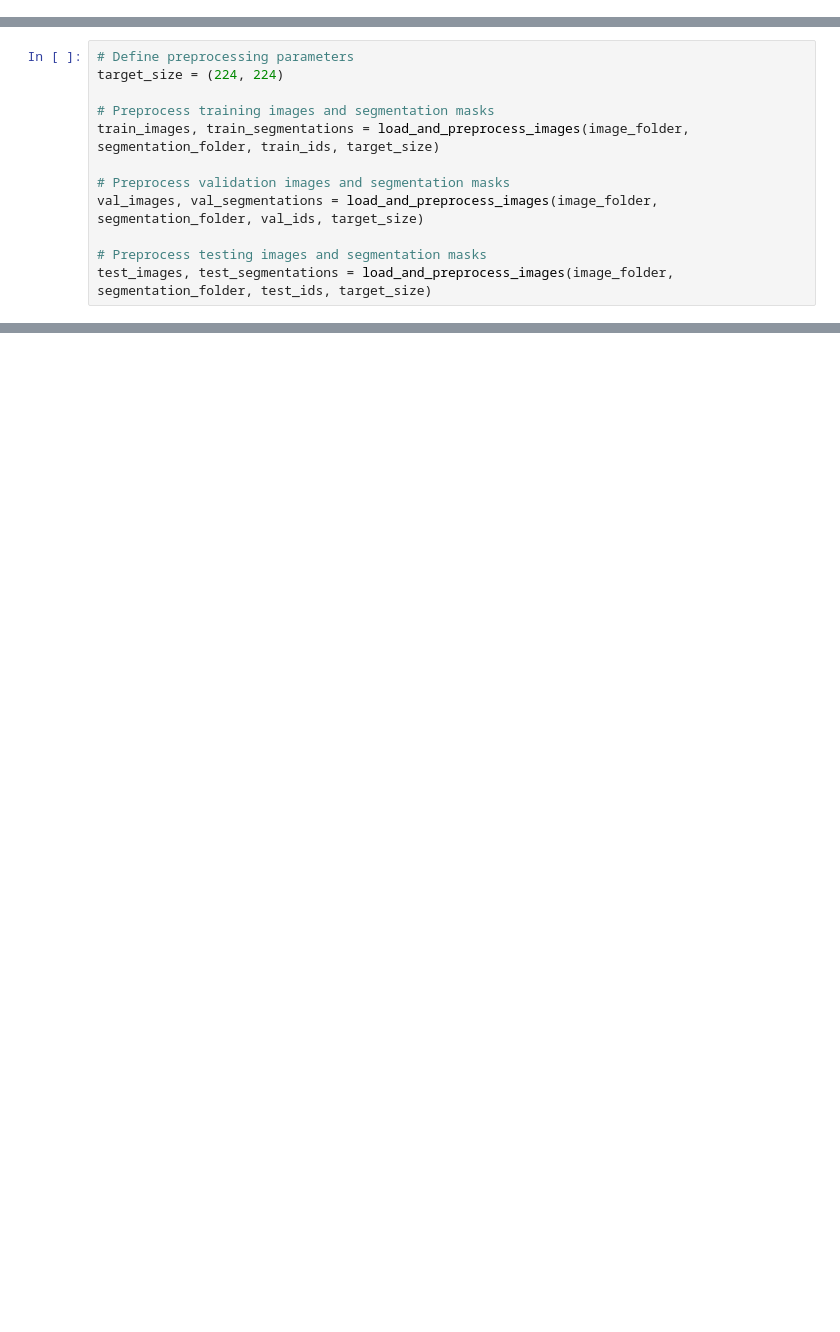
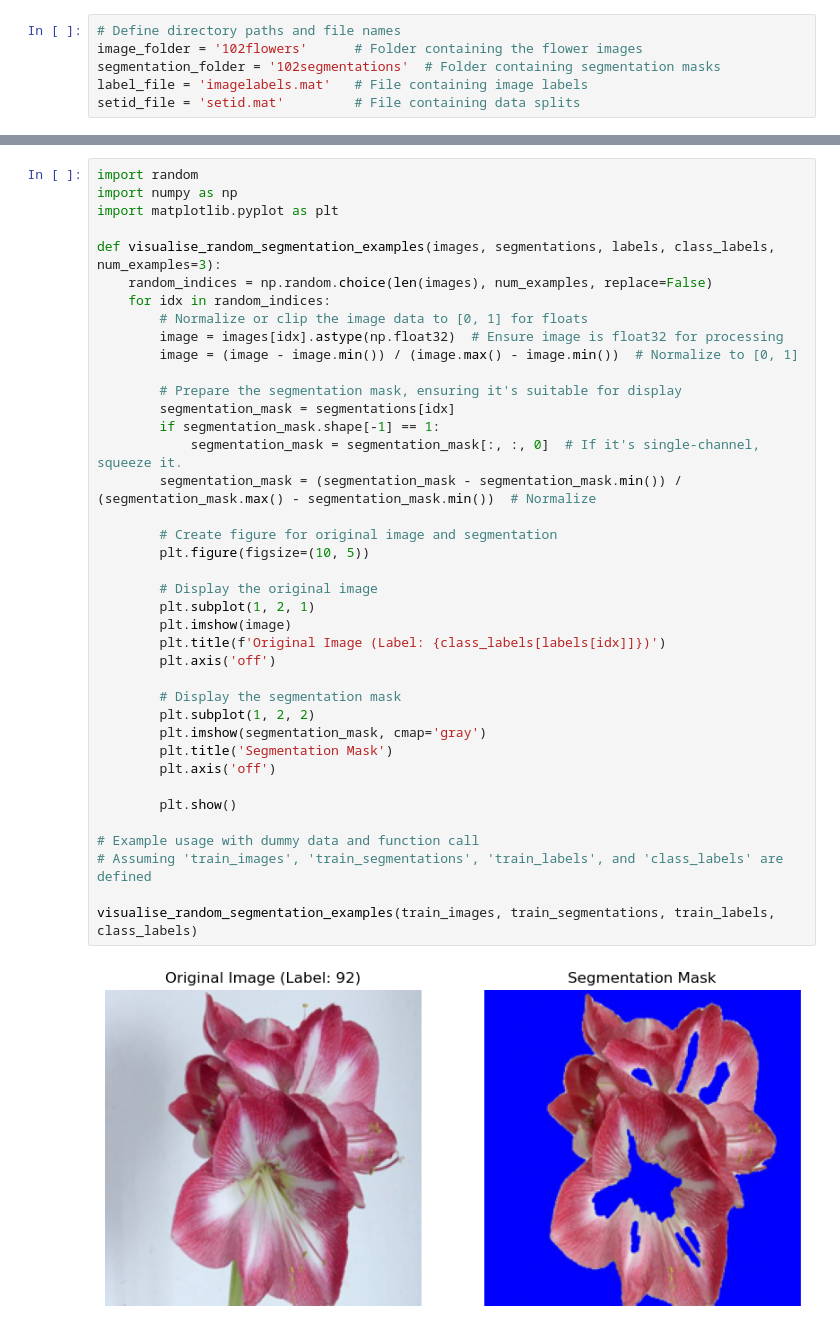
Before and after one commit to MansooraTR/AI-CW, a Jupyter notebook: data_process.ipynb, the cells around one changed output, grey strips where cells are left out. Drawn from its saved outputs; the diff is of its cells as text; blank space fills up the shorter version.

Commit message:
preprocessing for segmenations

```diff
--- a/data_process.ipynb
+++ b/data_process.ipynb
@@ -0,0 +9,6 @@
+# %%
+# Define directory paths and file names
+image_folder = '102flowers'      # Folder containing the flower images
+segmentation_folder = '102segmentations'  # Folder containing segmentation masks
+label_file = 'imagelabels.mat'   # File containing image labels
+setid_file = 'setid.mat'         # File containing data splits
@@ -120,12 +127,0 @@ def load_and_preprocess_images(image_folder, segmentation_folder, image_ids, tar
-# %%
-# Define preprocessing parameters
-target_size = (224, 224)
-
-# Preprocess training images and segmentation masks
-train_images, train_segmentations = load_and_preprocess_images(image_folder, segmentation_folder, train_ids, target_size)
-
-# Preprocess validation images and segmentation masks
-val_images, val_segmentations = load_and_preprocess_images(image_folder, segmentation_folder, val_ids, target_size)
-
-# Preprocess testing images and segmentation masks
-test_images, test_segmentations = load_and_preprocess_images(image_folder, segmentation_folder, test_ids, target_size)
@@ -224,0 +128,41 @@ for i, augmented_image_array in enumerate(datagen.flow(sample_image_array, batch
+# %%
+import random
+import numpy as np
+import matplotlib.pyplot as plt
+
+def visualise_random_segmentation_examples(images, segmentations, labels, class_labels, num_examples=3):
+    random_indices = np.random.choice(len(images), num_examples, replace=False)
+    for idx in random_indices:
+        # Normalize or clip the image data to [0, 1] for floats
+        image = images[idx].astype(np.float32)  # Ensure image is float32 for processing
+        image = (image - image.min()) / (image.max() - image.min())  # Normalize to [0, 1]
+
+        # Prepare the segmentation mask, ensuring it's suitable for display
+        segmentation_mask = segmentations[idx]
+        if segmentation_mask.shape[-1] == 1:
+            segmentation_mask = segmentation_mask[:, :, 0]  # If it's single-channel, squeeze it.
+        segmentation_mask = (segmentation_mask - segmentation_mask.min()) / (segmentation_mask.max() - segmentation_mask.min())  # Normalize
+
+        # Create figure for original image and segmentation
+        plt.figure(figsize=(10, 5))
+
+        # Display the original image
+        plt.subplot(1, 2, 1)
+        plt.imshow(image)
+        plt.title(f'Original Image (Label: {class_labels[labels[idx]]})')
+        plt.axis('off')
+
+        # Display the segmentation mask
+        plt.subplot(1, 2, 2)
+        plt.imshow(segmentation_mask, cmap='gray')
+        plt.title('Segmentation Mask')
+        plt.axis('off')
+
+        plt.show()
+
+# Example usage with dummy data and function call
+# Assuming 'train_images', 'train_segmentations', 'train_labels', and 'class_labels' are defined
+
+visualise_random_segmentation_examples(train_images, train_segmentations, train_labels, class_labels)
+# %% [output]
+[figure, added]
```
Also changed, not shown: parts of 13 cells of this notebook.
